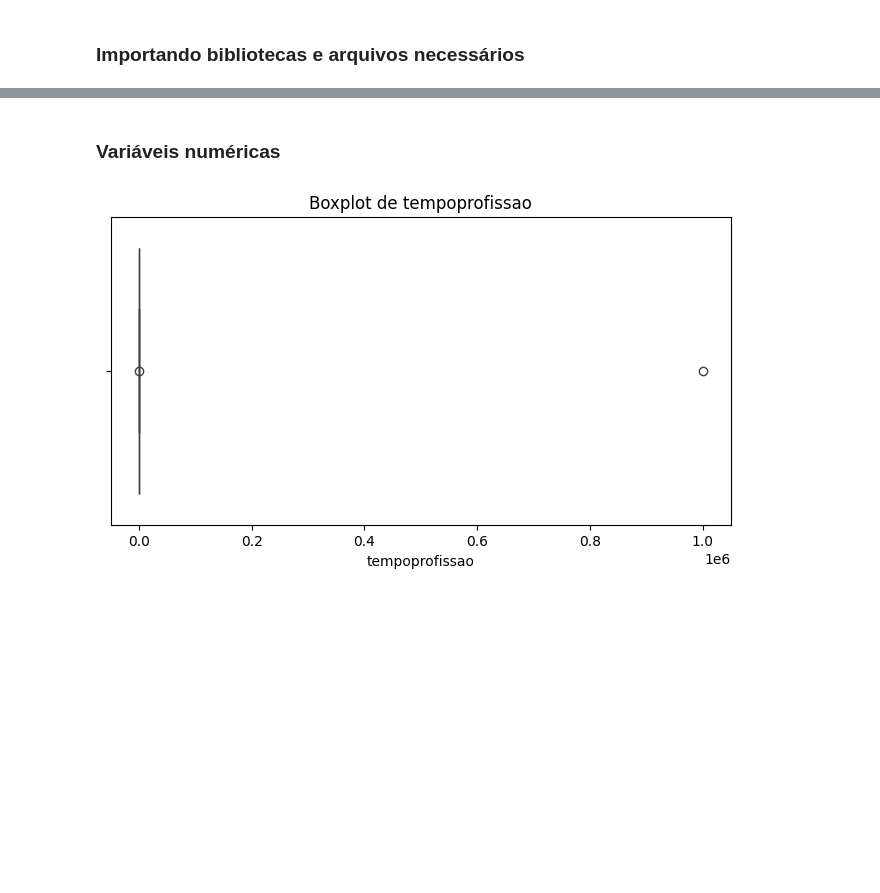
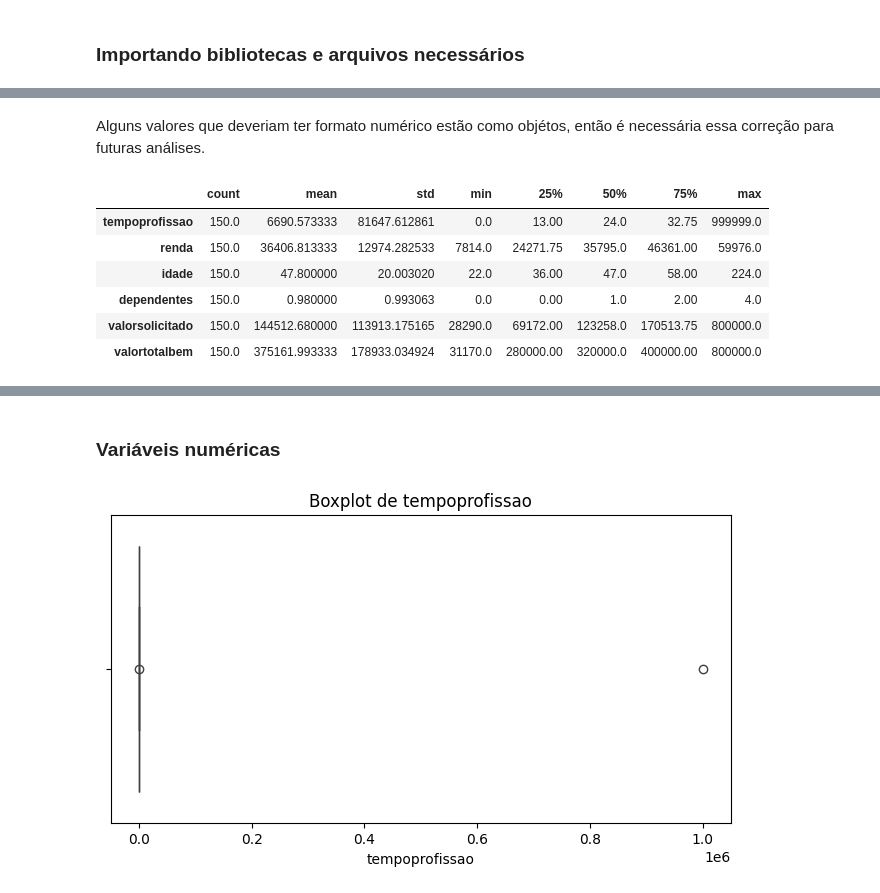
Before and after one commit to vvinicios/Machine-Learning-Consessao-de-Credito, a Jupyter notebook: 1-EDA.ipynb, the cells around one changed output, grey strips where cells are left out. Saved outputs shown, nothing was run; the diff lists cells and outputs as text; code cells hidden in the pictures; blank space fills up the shorter version.

```diff
--- a/1-EDA.ipynb
+++ b/1-EDA.ipynb
@@ -37,4 +137,16 @@ df.head()
+# %% [markdown]
+Alguns valores que deveriam ter formato numérico estão como objétos, então é necessária essa correção para futuras análises.
 # %%
 df['idade'] = df['idade'].astype(int)
 df['valorsolicitado'] = df['valorsolicitado'].astype(float)
 df['valortotalbem'] = df['valortotalbem'].astype(float)
+# %%
+df.describe().T
+# %% [output]
+|  | count | mean | std | min | 25% | 50% | 75% | max |
+| tempoprofissao | 150.0 | 6690.573333 | 81647.612861 | 0.0 | 13.00 | 24.0 | 32.75 | 999999.0 |
+| renda | 150.0 | 36406.813333 | 12974.282533 | 7814.0 | 24271.75 | 35795.0 | 46361.00 | 59976.0 |
+| idade | 150.0 | 47.800000 | 20.003020 | 22.0 | 36.00 | 47.0 | 58.00 | 224.0 |
+| dependentes | 150.0 | 0.980000 | 0.993063 | 0.0 | 0.00 | 1.0 | 2.00 | 4.0 |
+| valorsolicitado | 150.0 | 144512.680000 | 113913.175165 | 28290.0 | 69172.00 | 123258.0 | 170513.75 | 800000.0 |
+| valortotalbem | 150.0 | 375161.993333 | 178933.034924 | 31170.0 | 280000.00 | 320000.0 | 400000.00 | 800000.0 |
```
Also changed, not shown: parts of 28 cells of this notebook, 2 other files.
